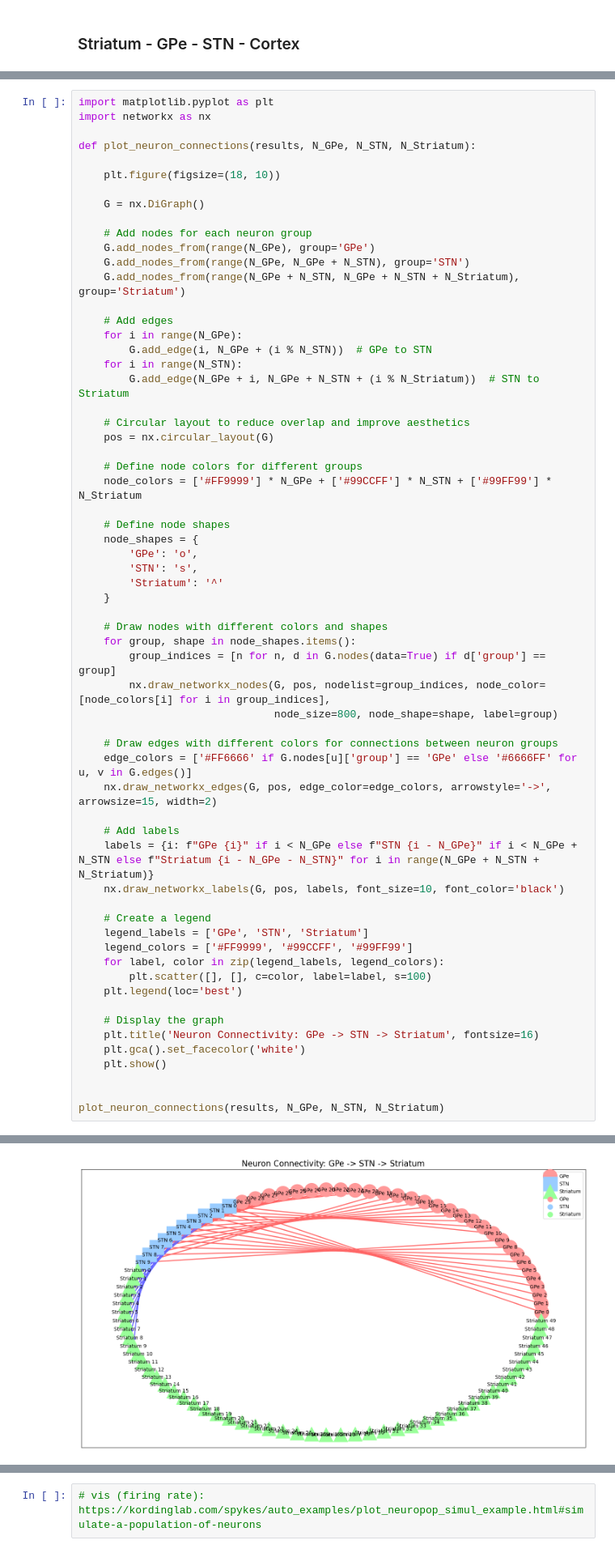
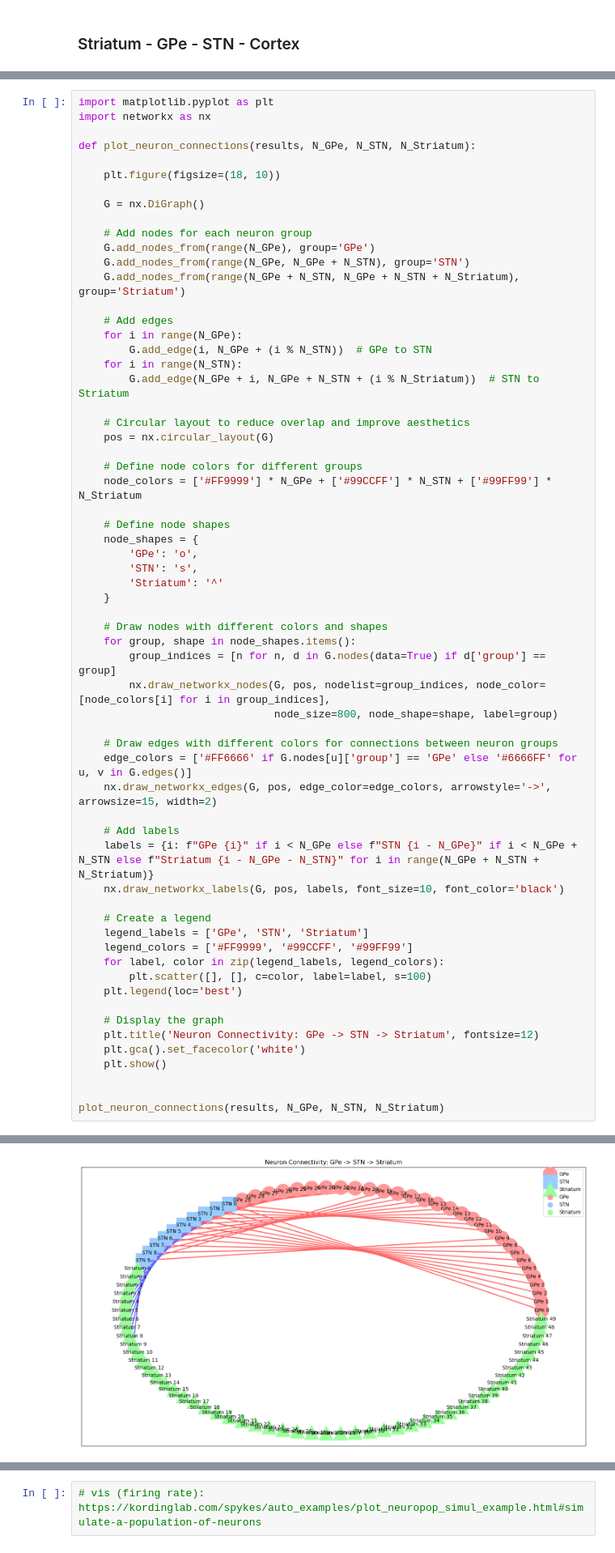
Before and after one commit to techzzt/Basal-ganglia-neuron-models, a Jupyter notebook: ksbns.ipynb, the cells around one changed output, grey strips where cells are left out. Shown at 81% size. Saved outputs shown, nothing was run; the diff lists cells and outputs as text.

```diff
--- a/ksbns.ipynb
+++ b/ksbns.ipynb
@@ -209,32 +215,32 @@ def plot_neuron_connections(results, N_GPe, N_STN, N_Striatum):
 
     # Draw nodes with different colors and shapes
     for group, shape in node_shapes.items():
         group_indices = [n for n, d in G.nodes(data=True) if d['group'] == group]
         nx.draw_networkx_nodes(G, pos, nodelist=group_indices, node_color=[node_colors[i] for i in group_indices],
                                node_size=800, node_shape=shape, label=group)
 
     # Draw edges with different colors for connections between neuron groups
     edge_colors = ['#FF6666' if G.nodes[u]['group'] == 'GPe' else '#6666FF' for u, v in G.edges()]
     nx.draw_networkx_edges(G, pos, edge_color=edge_colors, arrowstyle='->', arrowsize=15, width=2)
 
     # Add labels
     labels = {i: f"GPe {i}" if i < N_GPe else f"STN {i - N_GPe}" if i < N_GPe + N_STN else f"Striatum {i - N_GPe - N_STN}" for i in range(N_GPe + N_STN + N_Striatum)}
     nx.draw_networkx_labels(G, pos, labels, font_size=10, font_color='black')
 
     # Create a legend
     legend_labels = ['GPe', 'STN', 'Striatum']
     legend_colors = ['#FF9999', '#99CCFF', '#99FF99']
     for label, color in zip(legend_labels, legend_colors):
         plt.scatter([], [], c=color, label=label, s=100)
     plt.legend(loc='best')
 
     # Display the graph
-    plt.title('Neuron Connectivity: GPe -> STN -> Striatum', fontsize=16)
+    plt.title('Neuron Connectivity: GPe -> STN -> Striatum', fontsize=12)
     plt.gca().set_facecolor('white')
     plt.show()
 
 
 plot_neuron_connections(results, N_GPe, N_STN, N_Striatum)
 # %% [output]
  [py.warnings]
-[figure, old version]
+[figure, new version]
```
Also changed, not shown: parts of 2 cells of this notebook.
